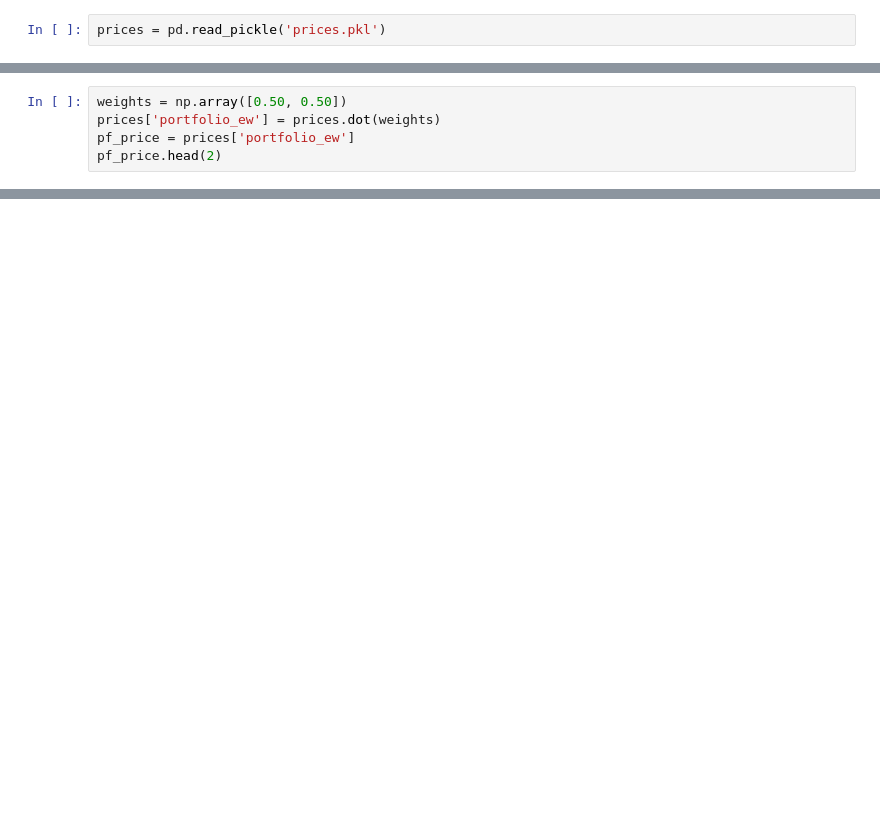
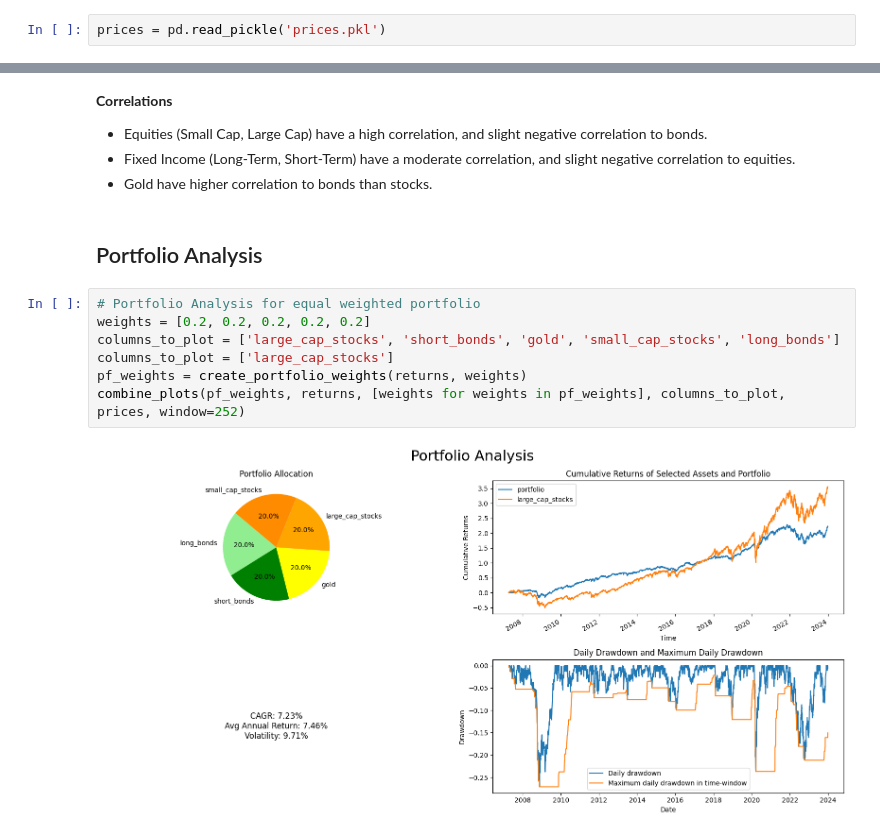
Before and after one commit to chomiczdawid/applied-finance, a Jupyter notebook: Modern Portfolio Theory/case_study.ipynb, the cells around one changed output, grey strips where cells are left out. Cells and saved outputs as stored; diff of their text form; blank space fills up the shorter version.

```diff
--- a/Modern Portfolio Theory/case_study.ipynb
+++ b/Modern Portfolio Theory/case_study.ipynb
@@ -99,5 +48,0 @@ cum_returns.plot()
-# %%
-weights = np.array([0.50, 0.50])
-prices['portfolio_ew'] = prices.dot(weights)
-pf_price = prices['portfolio_ew']
-pf_price.head(2)
@@ -266,0 +85,16 @@ Name: 3484, dtype: float64
+# %% [markdown]
+**Correlations**
+* Equities (Small Cap, Large Cap) have a high correlation, and slight negative correlation to bonds.
+* Fixed Income (Long-Term, Short-Term) have a moderate correlation, and slight negative correlation to equities.
+* Gold have higher correlation to bonds than stocks.
+# %% [markdown]
+## Portfolio Analysis
+# %%
+# Portfolio Analysis for equal weighted portfolio
+weights = [0.2, 0.2, 0.2, 0.2, 0.2]
+columns_to_plot = ['large_cap_stocks', 'short_bonds', 'gold', 'small_cap_stocks', 'long_bonds']
+columns_to_plot = ['large_cap_stocks']
+pf_weights = create_portfolio_weights(returns, weights)
+combine_plots(pf_weights, returns, [weights for weights in pf_weights], columns_to_plot, prices, window=252)
+# %% [output]
+[figure, added]
```
Also changed, not shown: parts of 59 cells of this notebook, 1 other file.
